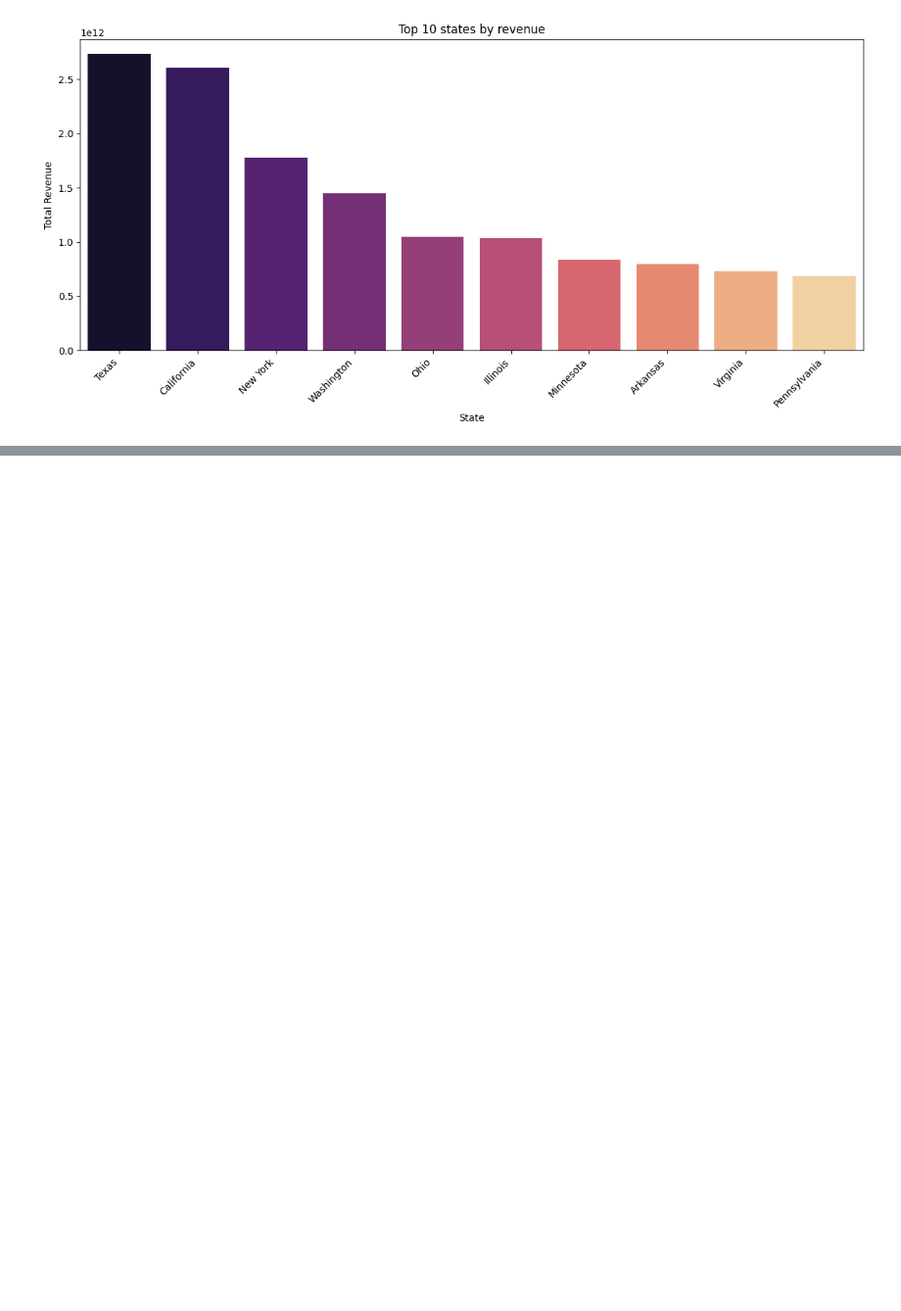
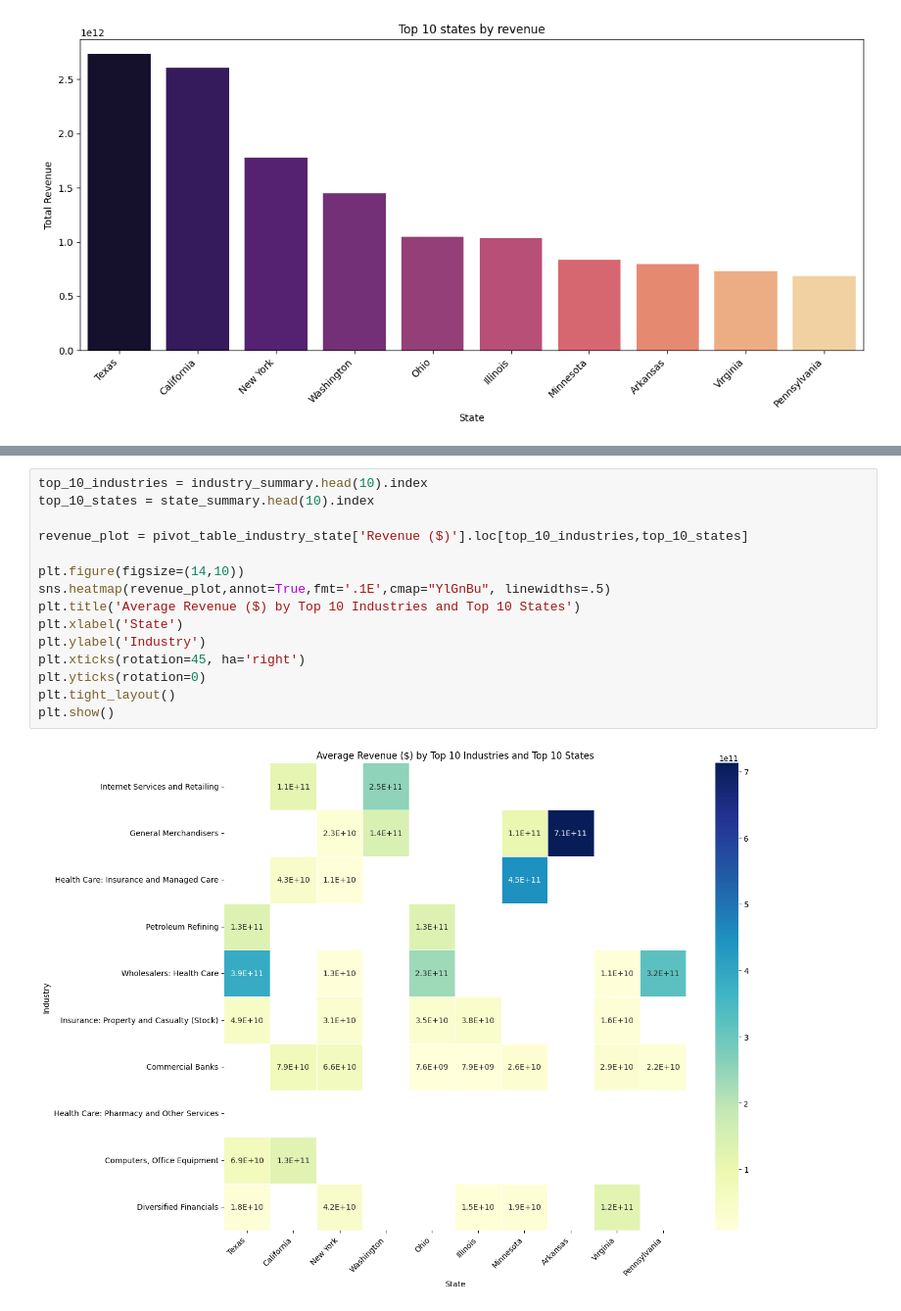
Before and after one commit to Rakesh73971/Fortune_500_Companies_EDA, a Jupyter notebook: main.ipynb, the cells around one changed output, grey strips where cells are left out. Shown at 98% size. Drawn from its saved outputs; the diff is of its cells as text; blank space fills up the shorter version.

```diff
--- a/main.ipynb
+++ b/main.ipynb
@@ -516,0 +553,17 @@ plt.show()
+# %%
+top_10_industries = industry_summary.head(10).index
+top_10_states = state_summary.head(10).index
+
+revenue_plot = pivot_table_industry_state['Revenue ($)'].loc[top_10_industries,top_10_states]
+
+plt.figure(figsize=(14,10))
+sns.heatmap(revenue_plot,annot=True,fmt='.1E',cmap="YlGnBu", linewidths=.5)
+plt.title('Average Revenue ($) by Top 10 Industries and Top 10 States')
+plt.xlabel('State')
+plt.ylabel('Industry')
+plt.xticks(rotation=45, ha='right')
+plt.yticks(rotation=0)
+plt.tight_layout()
+plt.show()
+# %% [output]
+[figure, added]
```
Also changed, not shown: parts of 5 cells of this notebook.
